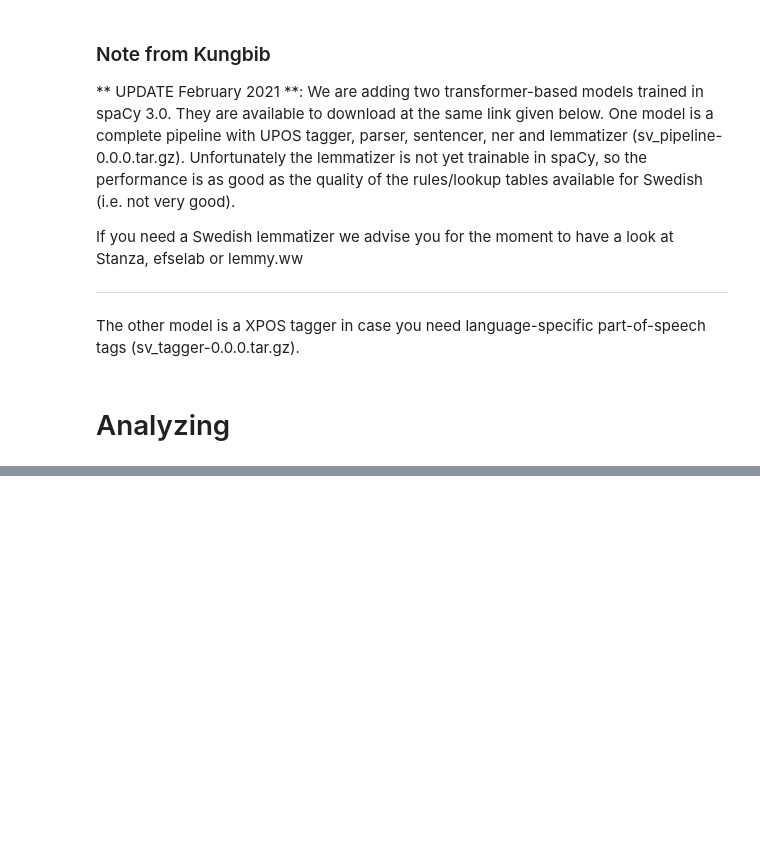
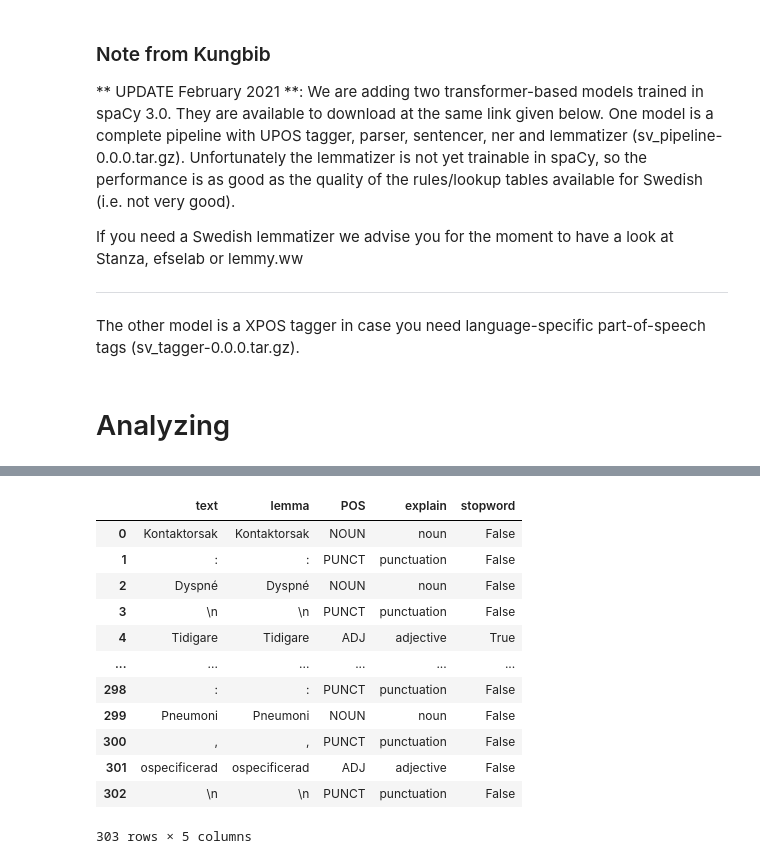
Before and after one commit to callebalik/clinical_NLP_SE, a Jupyter notebook: notebooks/phrasematcher_v1.ipynb, the cells around one changed output, grey strips where cells are left out. Saved outputs shown, nothing was run; the diff lists cells and outputs as text; code cells hidden in the pictures; blank space fills up the shorter version.

Commit message:
basic working example for parsing a swedish medical chart with spacy

```diff
--- a/notebooks/phrasematcher_v1.ipynb
+++ b/notebooks/phrasematcher_v1.ipynb
@@ -102,0 +94,12 @@ OSError: ignored
+# %%
+wiki_text = """London. Maskininlärning (engelska: machine learning) är ett område inom artificiell intelligens, och därmed inom datavetenskapen. Det handlar om metoder för att med data "träna" datorer att upptäcka och "lära" sig regler för att lösa en uppgift, utan att datorerna har programmerats med regler för just den uppgiften. Området angränsar till statistik, datorseende och mönsterigenkänning. Datautvinning (datamining) är ett betydelsenära begrepp som avser en kombiniation av maskininlärning och statistiska metoder för att upptäcka och visualisera mönster i stora mängder data."""
+code_path = Path('/content/clinical_NLP_SE/')
+
+file = code_path / 'data/corpus/mockup-patient-records/by_johanna/originals/chart1.txt'
+
+pre_doc = open(file, 'r').read()
+
+doc = nlp(pre_doc)
+width = 20 # table width
+for token in doc:
+    print(f"{token.text: <{width}} {token.tag_: <{width}} {token.dep_: <{width}}")
@@ -102,0 +135,27 @@ OSError: ignored
+# %%
+import pandas as pd
+
+cols = ("text", "lemma", "POS", "explain", "stopword")
+rows = []
+
+for t in doc:
+    row = [t.text, t.lemma_, t.pos_, spacy.explain(t.pos_), t.is_stop]
+    rows.append(row)
+
+df = pd.DataFrame(rows, columns=cols)
+
+df
+# %% [output]
+|  | text | lemma | POS | explain | stopword |
+| 0 | Kontaktorsak | Kontaktorsak | NOUN | noun | False |
+| 1 | : | : | PUNCT | punctuation | False |
+| 2 | Dyspné | Dyspné | NOUN | noun | False |
+| 3 | \n | \n | PUNCT | punctuation | False |
+| 4 | Tidigare | Tidigare | ADJ | adjective | True |
+| ... | ... | ... | ... | ... | ... |
+| 298 | : | : | PUNCT | punctuation | False |
+| 299 | Pneumoni | Pneumoni | NOUN | noun | False |
+| 300 | , | , | PUNCT | punctuation | False |
+| 301 | ospecificerad | ospecificerad | ADJ | adjective | False |
+| 302 | \n | \n | PUNCT | punctuation | False |
+303 rows × 5 columns
```
Also changed, not shown: parts of 16 cells of this notebook.
